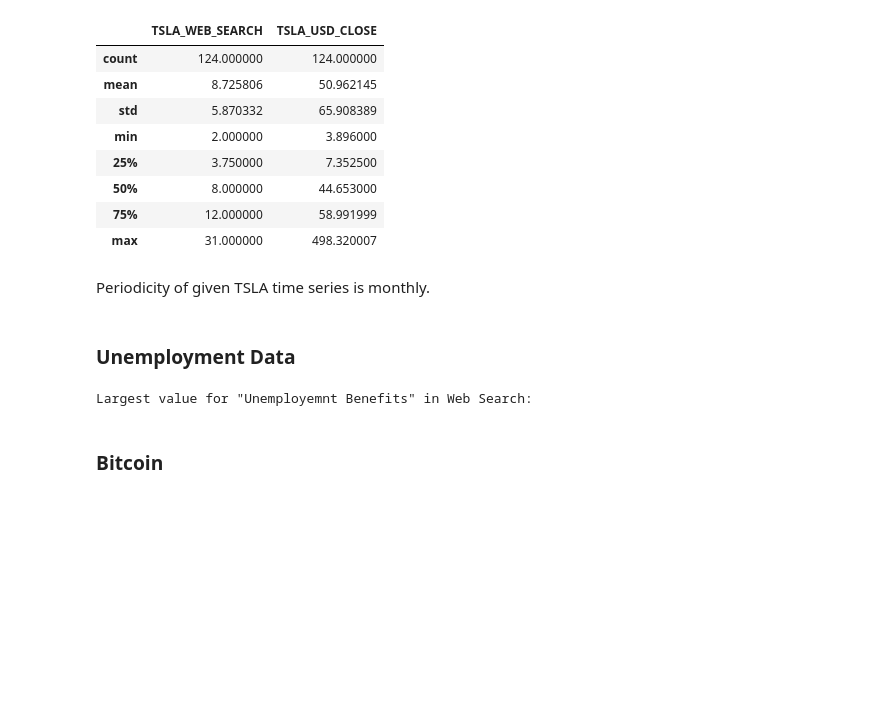
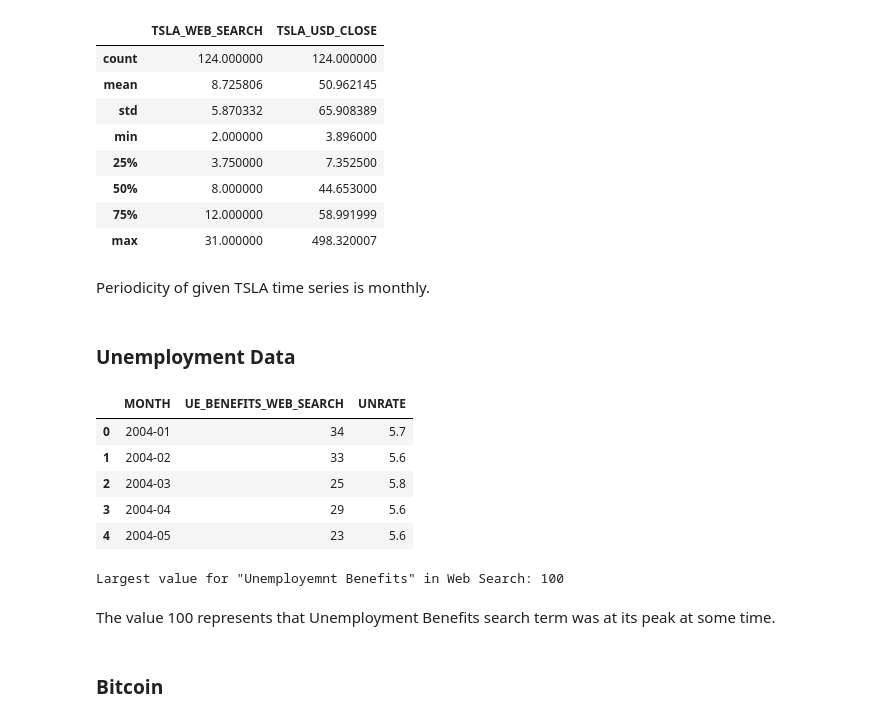
Before and after one commit to M-Awwab-Khan/google-trends-time-series-analysis, a Jupyter notebook: Google Trends and Data Visualisation (start).ipynb, the cells around one changed output. Drawn from its saved outputs; the diff is of its cells as text; code cells hidden in the pictures; blank space fills up the shorter version.

Commit message:
unemployment explored

```diff
--- a/Google Trends and Data Visualisation (start).ipynb
+++ b/Google Trends and Data Visualisation (start).ipynb
@@ -89,10 +89,21 @@ df_tesla.describe()
 Periodicity of given TSLA time series is monthly.
 # %% [markdown]
 ### Unemployment Data
+# %%
+df_unemployment.head()
+# %% [output]
+|  | MONTH | UE_BENEFITS_WEB_SEARCH | UNRATE |
+| 0 | 2004-01 | 34 | 5.7 |
+| 1 | 2004-02 | 33 | 5.6 |
+| 2 | 2004-03 | 25 | 5.8 |
+| 3 | 2004-04 | 29 | 5.6 |
+| 4 | 2004-05 | 23 | 5.6 |
 # %%
 print('Largest value for "Unemployemnt Benefits" '
-      f'in Web Search: ')
+      f'in Web Search: {df_unemployment["UE_BENEFITS_WEB_SEARCH"].max()}')
 # %% [output]
-Largest value for "Unemployemnt Benefits" in Web Search:
+Largest value for "Unemployemnt Benefits" in Web Search: 100
+# %% [markdown]
+The value 100 represents that Unemployment Benefits search term was at its peak at some time.
 # %% [markdown]
 ### Bitcoin
```
Also changed, not shown: parts of 3 cells of this notebook.
